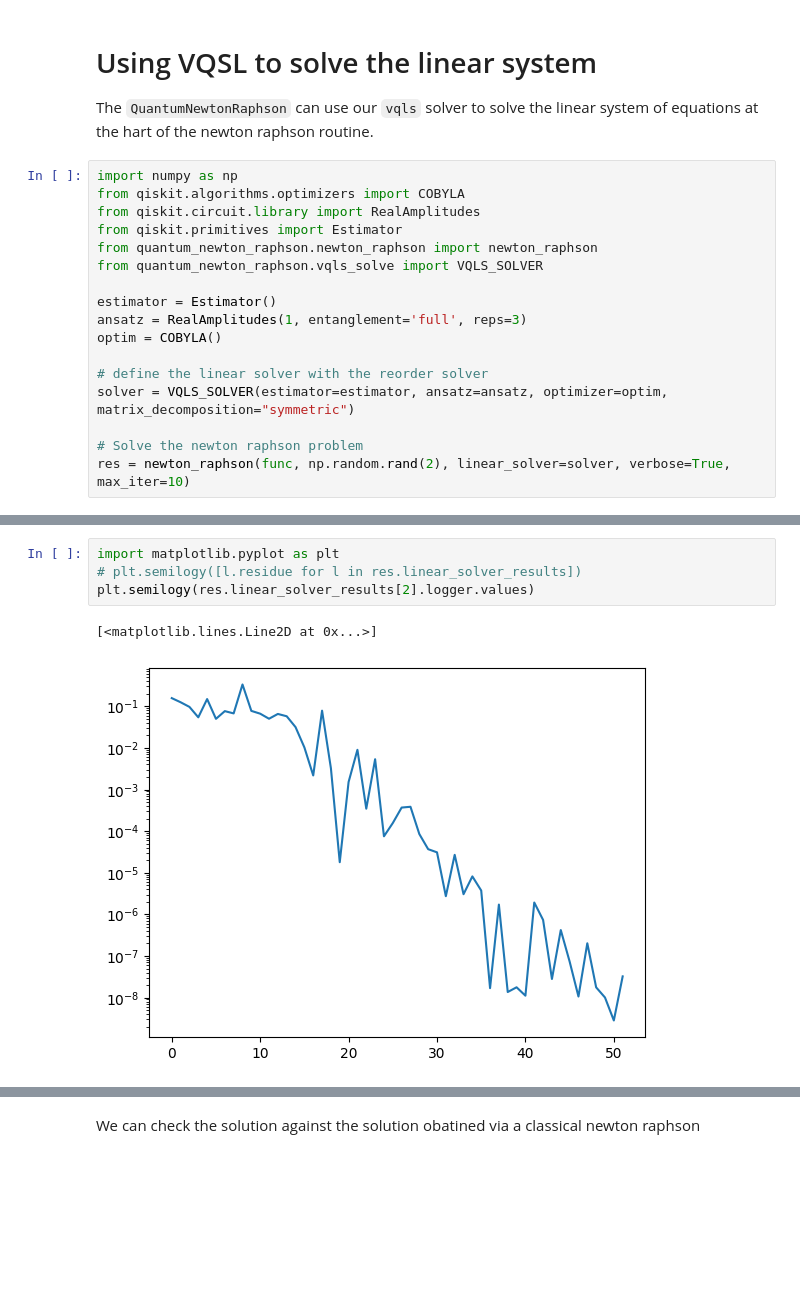
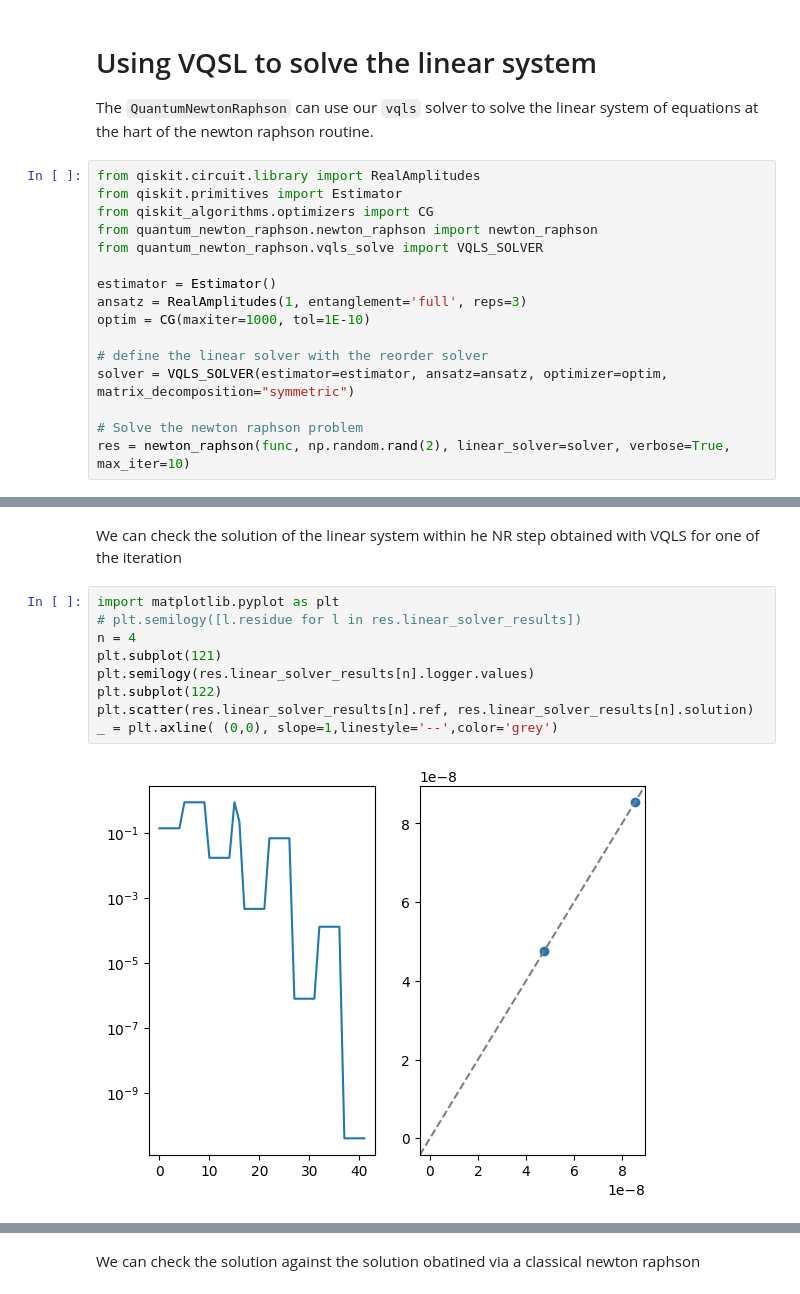
Before and after one commit to QuantumApplicationLab/QuantumNewtonRaphson, a Jupyter notebook: docs/notebooks/newton_raphson_vqls.ipynb, the cells around one changed output, grey strips where cells are left out. Cells and saved outputs as stored; diff of their text form; blank space fills up the shorter version.

Commit message:
fixed vqls solver

```diff
--- a/docs/notebooks/newton_raphson_vqls.ipynb
+++ b/docs/notebooks/newton_raphson_vqls.ipynb
@@ -26,16 +26,15 @@ def func(input):
 
 The `QuantumNewtonRaphson` can use our `vqls` solver to solve the linear system of equations at the hart of the newton raphson routine.
 # %%
-import numpy as np
-from qiskit.algorithms.optimizers import COBYLA
 from qiskit.circuit.library import RealAmplitudes
 from qiskit.primitives import Estimator
+from qiskit_algorithms.optimizers import CG
 from quantum_newton_raphson.newton_raphson import newton_raphson
 from quantum_newton_raphson.vqls_solve import VQLS_SOLVER
 
 estimator = Estimator()
 ansatz = RealAmplitudes(1, entanglement='full', reps=3)
-optim = COBYLA()
+optim = CG(maxiter=1000, tol=1E-10)
 
 # define the linear solver with the reorder solver
 solver = VQLS_SOLVER(estimator=estimator, ansatz=ansatz, optimizer=optim, matrix_decomposition="symmetric")
@@ -66,7 +60,13 @@ Warning, we didn't reach the required tolerance within 10 iterations, error is a
+# %% [markdown]
+We can check the solution of the linear system within he NR step obtained with VQLS for one of the iteration
 # %%
 import matplotlib.pyplot as plt
 # plt.semilogy([l.residue for l in res.linear_solver_results])
-plt.semilogy(res.linear_solver_results[2].logger.values)
+n = 4
+plt.subplot(121)
+plt.semilogy(res.linear_solver_results[n].logger.values)
+plt.subplot(122)
+plt.scatter(res.linear_solver_results[n].ref, res.linear_solver_results[n].solution)
+_ = plt.axline( (0,0), slope=1,linestyle='--',color='grey')
 # %% [output]
-[<matplotlib.lines.Line2D at 0x...>]
-[figure, old version]
+[figure, new version]
```
Also changed, not shown: parts of 3 cells of this notebook, 2 other files.
